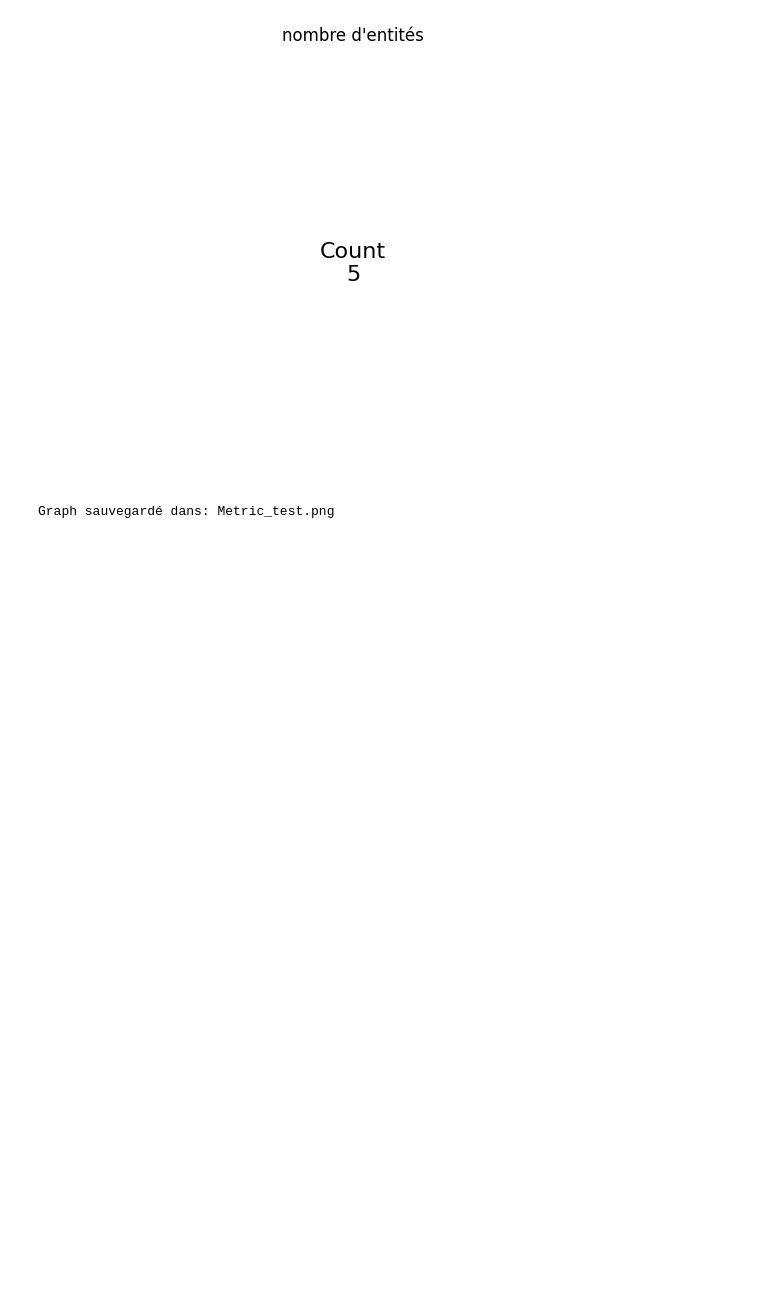
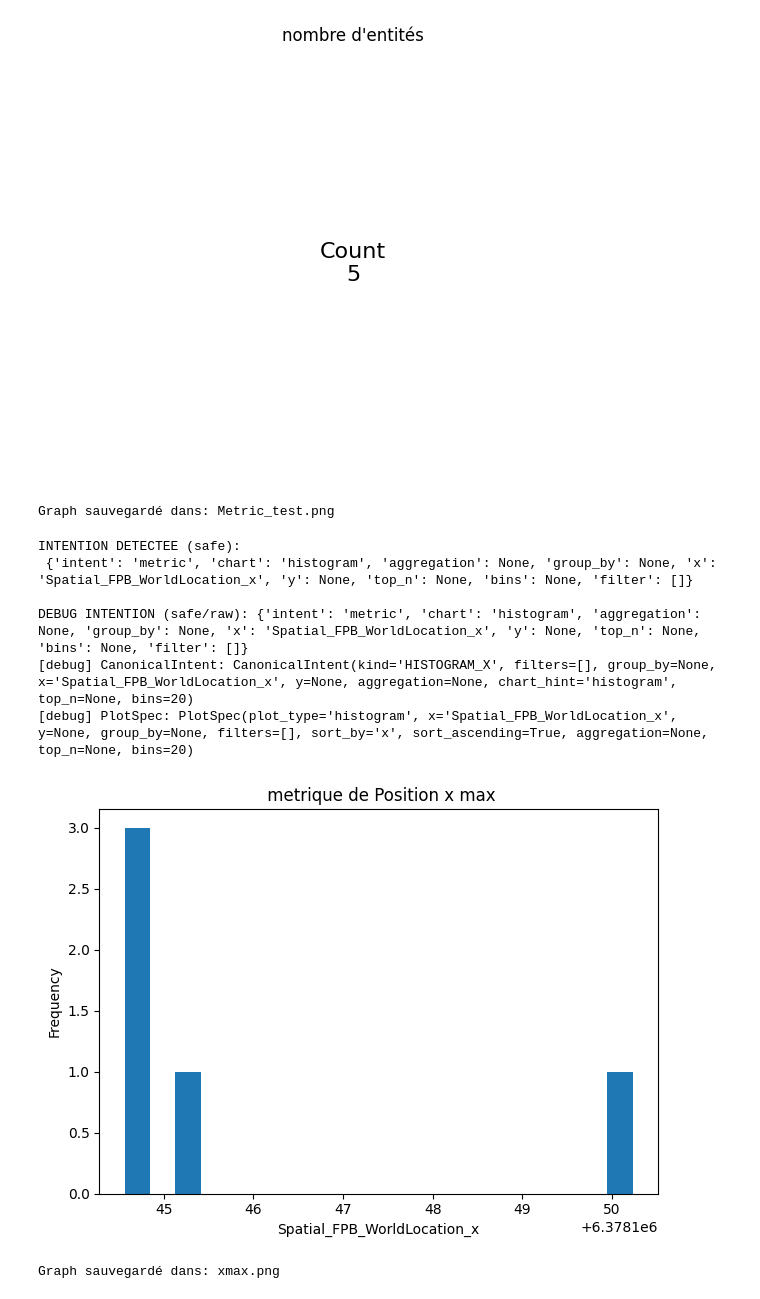
Before and after one commit to RaphaelZrrr/Lida_test, a Jupyter notebook: mainV4.ipynb, the cells around one changed output. Cells and saved outputs as stored; diff of their text form; code cells hidden in the pictures; blank space fills up the shorter version.

```diff
--- a/mainV4.ipynb
+++ b/mainV4.ipynb
@@ -1453,3 +1433,18 @@ DEBUG INTENTION (safe/raw): {'intent': 'count', 'chart': 'table', 'aggregation':
 [debug] PlotSpec: PlotSpec(plot_type='metric', x=None, y=None, group_by=None, filters=[], sort_by=None, sort_ascending=False, aggregation='count', top_n=None, bins=None)
 [figure]
 Graph sauvegardé dans: Metric_test.png
+# %%
+run_llm_visualizer(
+     file="data/lidata.log",
+     prompt=" metrique de Position x max",
+     out="xmax.png"
+)
+# %% [output]
+INTENTION DETECTEE (safe):
+ {'intent': 'metric', 'chart': 'histogram', 'aggregation': None, 'group_by': None, 'x': 'Spatial_FPB_WorldLocation_x', 'y': None, 'top_n': None, 'bins': None, 'filter': []}
+
+DEBUG INTENTION (safe/raw): {'intent': 'metric', 'chart': 'histogram', 'aggregation': None, 'group_by': None, 'x': 'Spatial_FPB_WorldLocation_x', 'y': None, 'top_n': None, 'bins': None, 'filter': []}
+[debug] CanonicalIntent: CanonicalIntent(kind='HISTOGRAM_X', filters=[], group_by=None, x='Spatial_FPB_WorldLocation_x', y=None, aggregation=None, chart_hint='histogram', top_n=None, bins=20)
+[debug] PlotSpec: PlotSpec(plot_type='histogram', x='Spatial_FPB_WorldLocation_x', y=None, group_by=None, filters=[], sort_by='x', sort_ascending=True, aggregation=None, top_n=None, bins=20)
+[figure, added]
+Graph sauvegardé dans: xmax.png
```
Also changed, not shown: parts of 7 cells of this notebook.
